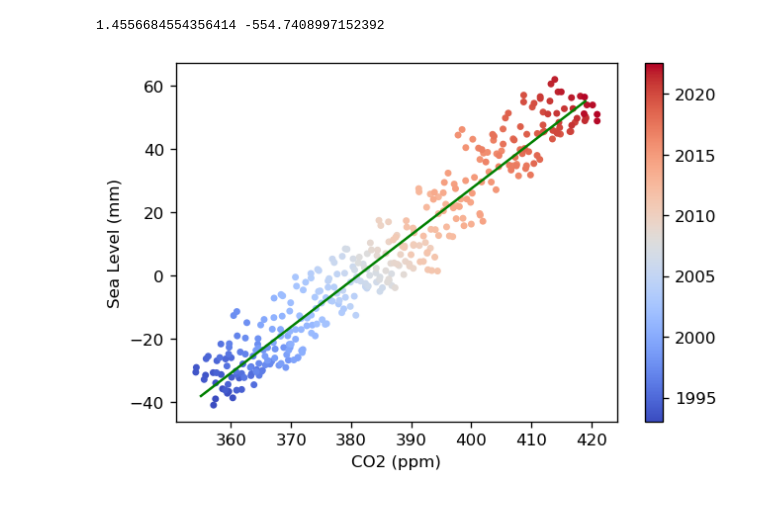
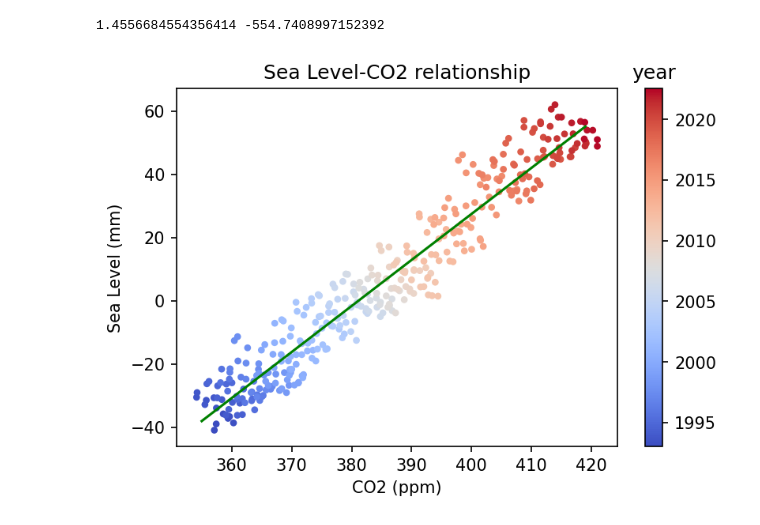
Before and after one commit to YellowJason/nasa_hack, a Jupyter notebook: nasa_data/regression.ipynb, the cells around one changed output. Saved outputs shown, nothing was run; the diff lists cells and outputs as text; code cells hidden in the pictures.

Commit message:
feat: new plot

```diff
--- a/nasa_data/regression.ipynb
+++ b/nasa_data/regression.ipynb
@@ -52,13 +52,14 @@ print(r, b)
 # %%
 x = range(355,420)
 y = x*r+b
-plt.figure(dpi=120)
-plt
+plt.figure(dpi=150)
+plt.title("Sea Level-CO2 relationship")
 plt.xlabel("CO2 (ppm)")
 plt.ylabel("Sea Level (mm)")
 plt.plot(x,y,color="green")
 plt.scatter(co2, GMSL_month, c=co2_year, s=10, cmap="coolwarm")
-plt.colorbar()
+cb = plt.colorbar()
+cb.ax.set_title("year")
 plt.savefig("regression.jpg")
 # %% [output]
-[figure, old version]
+[figure, new version]
```
Also changed, not shown: 1 other file.
